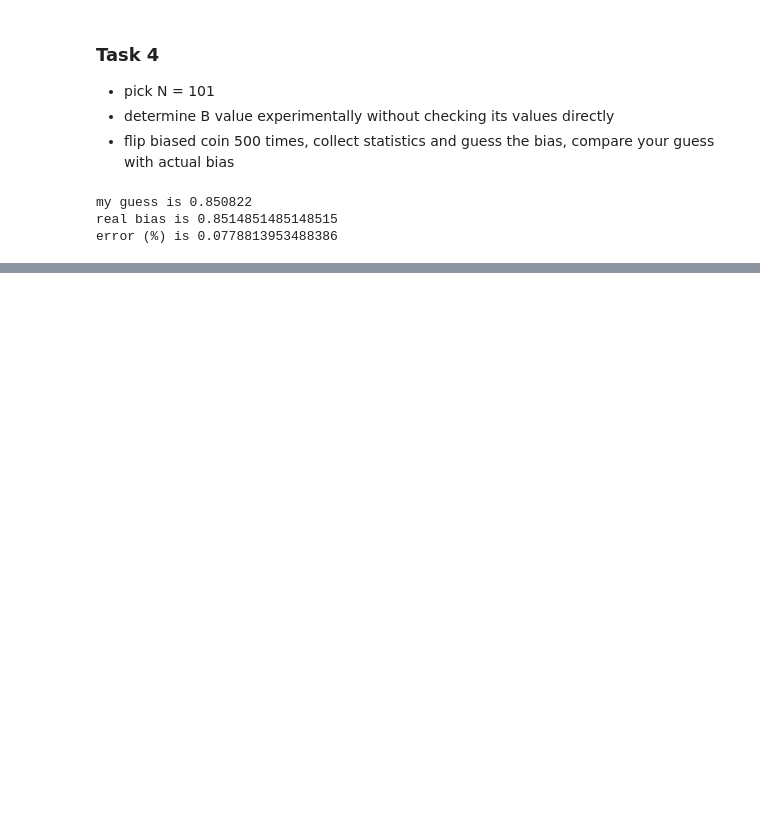
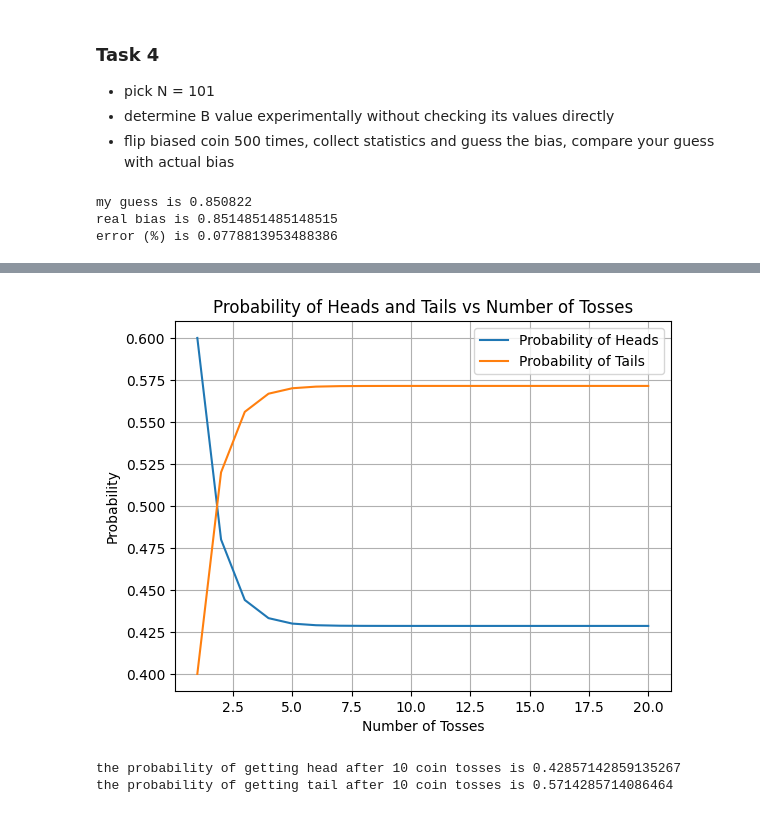
Before and after one commit to labheshnikam/adequate_qureca, a Jupyter notebook: M2.ipynb, the cells around one changed output, grey strips where cells are left out. Saved outputs shown, nothing was run; the diff lists cells and outputs as text; code cells hidden in the pictures; blank space fills up the shorter version.

Commit message:
Proceeded to 1.3.1 two coin flip experiment - on task 4

```diff
--- a/M2.ipynb
+++ b/M2.ipynb
@@ -174,0 +247,34 @@ error (%) is 0.0778813953488386
+# %%
+# Plot no of tosses vs probability of heads
+import matplotlib.pyplot as plt
+
+prob_heads = 1
+prob_tails = 0
+prob_heads_list = []
+prob_tails_list = []
+num_tosses = list(range(1, 21))
+
+for _ in num_tosses:
+    new_prob_heads = prob_heads * 0.6 + prob_tails * 0.3
+    new_prob_tails = prob_heads * 0.4 + prob_tails * 0.7
+
+    prob_heads = new_prob_heads
+    prob_tails = new_prob_tails
+    prob_heads_list.append(prob_heads)
+    prob_tails_list.append(prob_tails)
+
+plt.plot(num_tosses, prob_heads_list, label='Probability of Heads')
+plt.plot(num_tosses, prob_tails_list, label='Probability of Tails')
+plt.xlabel('Number of Tosses')
+plt.ylabel('Probability')
+plt.title('Probability of Heads and Tails vs Number of Tosses')
+plt.legend()
+plt.grid()
+plt.show()
+
+print("the probability of getting head after 10 coin tosses is", prob_heads)
+print("the probability of getting tail after 10 coin tosses is", prob_tails)
+# %% [output]
+[figure, added]
+the probability of getting head after 10 coin tosses is 0.42857142859135267
+the probability of getting tail after 10 coin tosses is 0.5714285714086464
```
Also changed, not shown: parts of 9 cells of this notebook.
